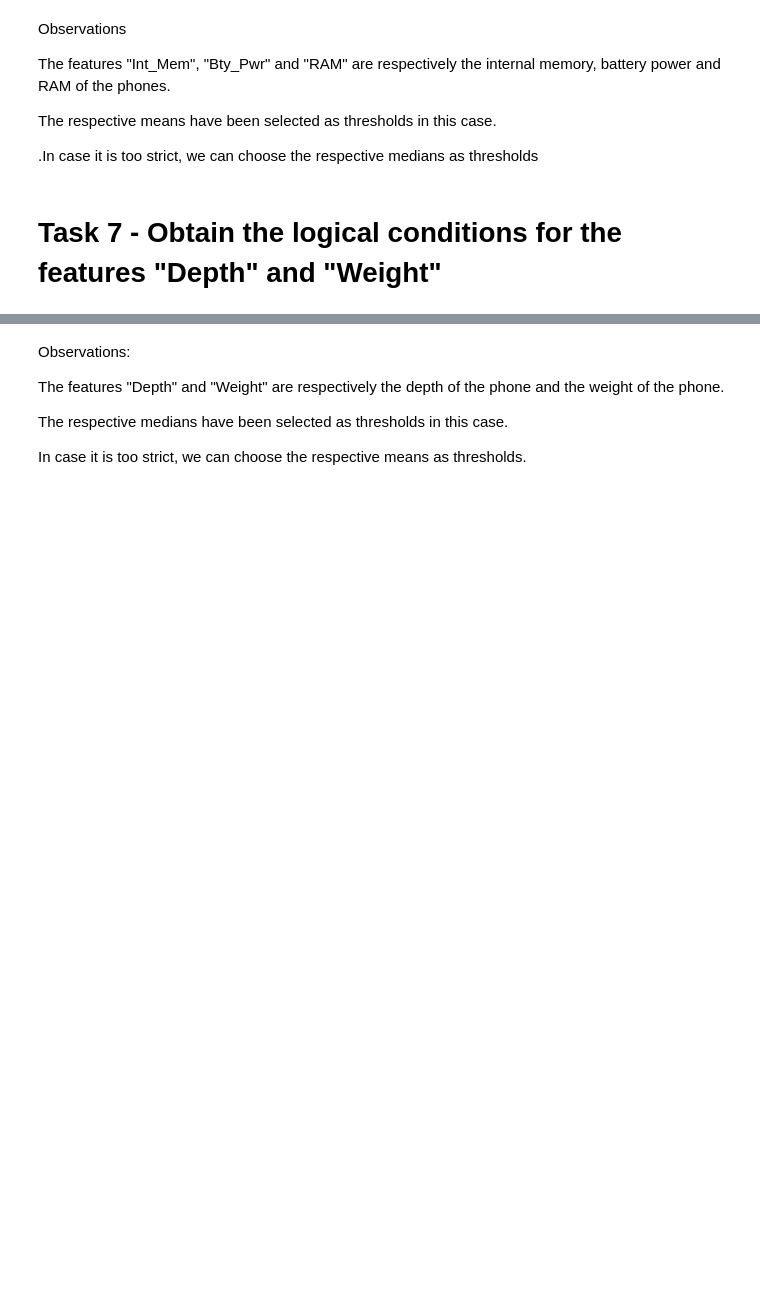
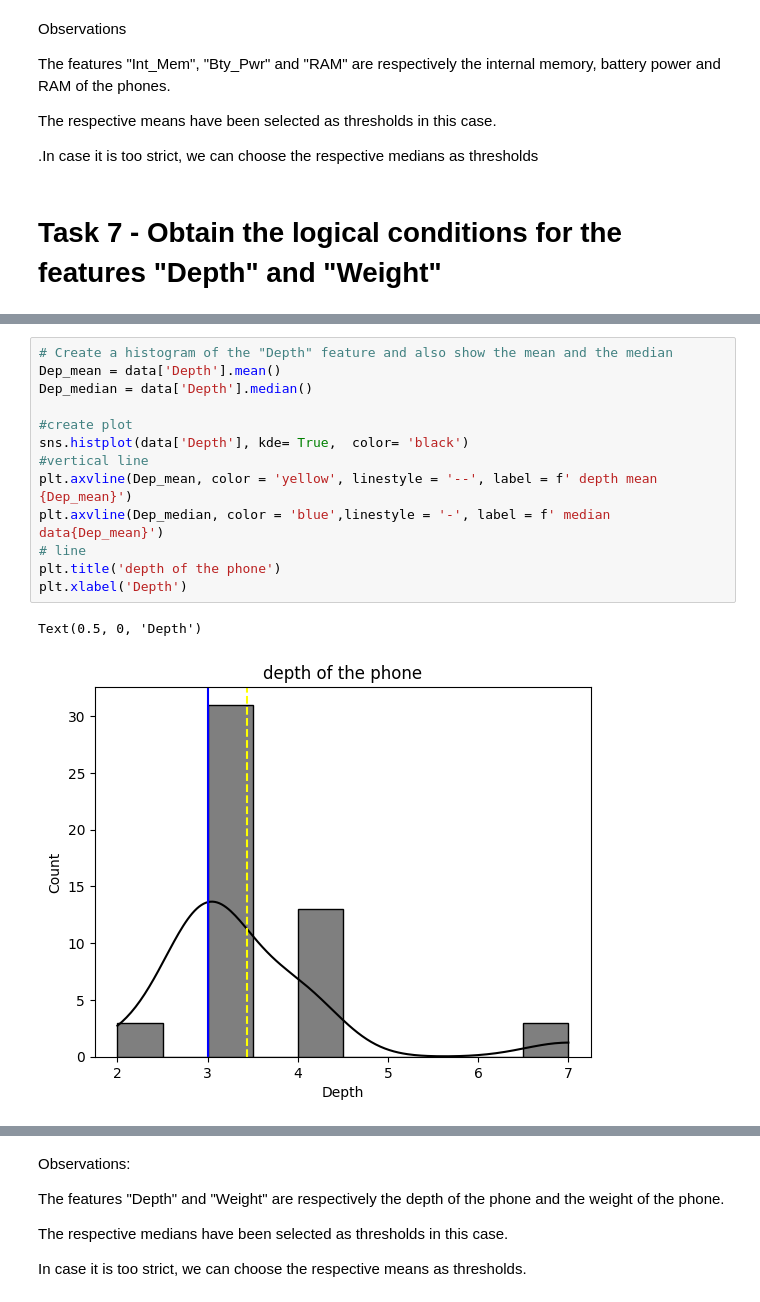
Before and after one commit to Subodhoraw/statistics-module-, a Jupyter notebook: Statistics Module Assignment.ipynb, the cells around one changed output, grey strips where cells are left out. Cells and saved outputs as stored; diff of their text form; blank space fills up the shorter version.

```diff
--- a/Statistics Module Assignment.ipynb
+++ b/Statistics Module Assignment.ipynb
@@ -638,0 +634,16 @@ for i, col in enumerate(feature_names):
+# %%
+# Create a histogram of the "Depth" feature and also show the mean and the median
+Dep_mean = data['Depth'].mean()
+Dep_median = data['Depth'].median()
+
+#create plot
+sns.histplot(data['Depth'], kde= True,  color= 'black')
+#vertical line
+plt.axvline(Dep_mean, color = 'yellow', linestyle = '--', label = f' depth mean {Dep_mean}')
+plt.axvline(Dep_median, color = 'blue',linestyle = '-', label = f' median data{Dep_mean}')
+# line
+plt.title('depth of the phone')
+plt.xlabel('Depth')
+# %% [output]
+Text(0.5, 0, 'Depth')
+[figure, added]
```
Also changed, not shown: parts of 13 cells of this notebook.
